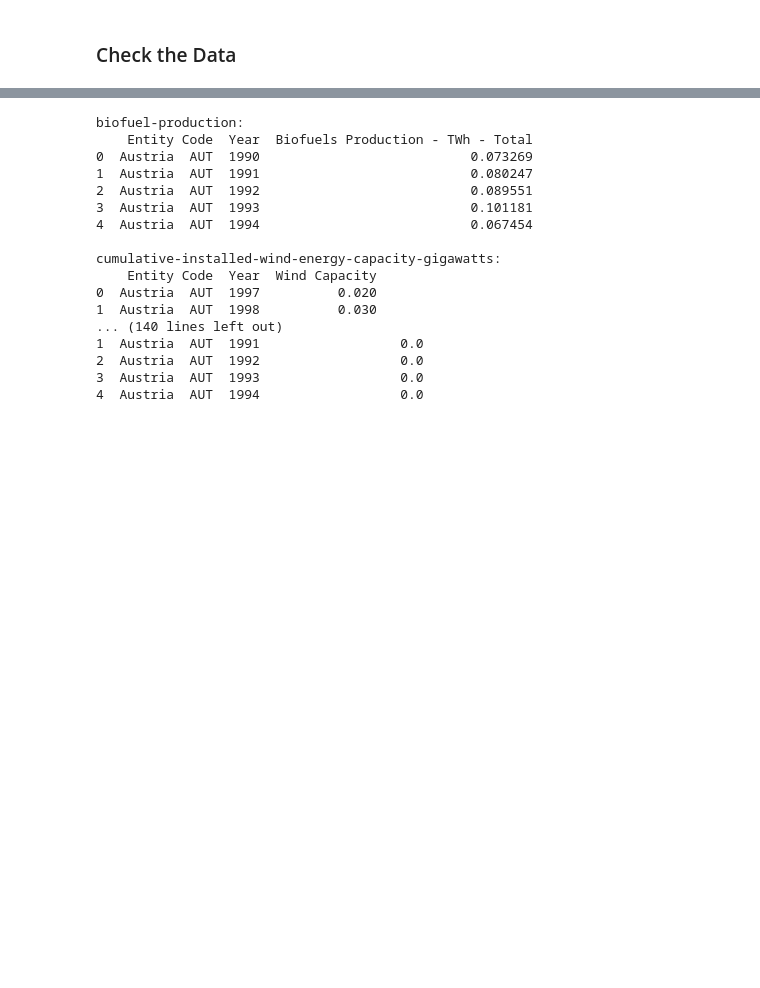
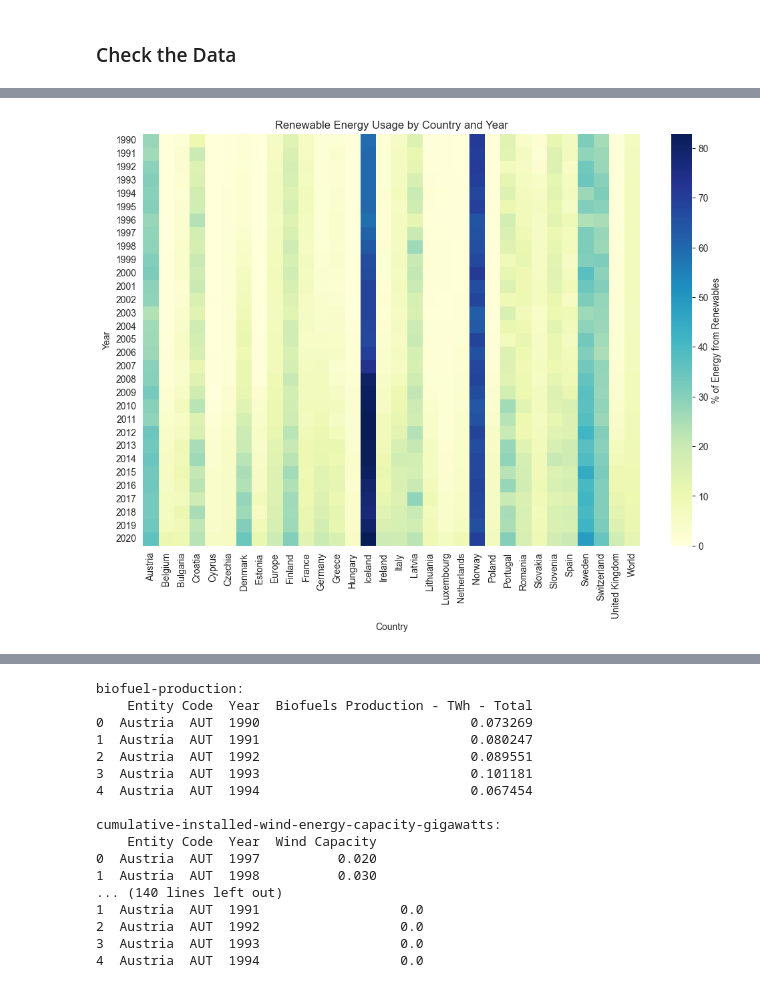
Before and after one commit to AlexanderGruebling/DOPP-Ex2, a Jupyter notebook: src/main.ipynb, the cells around one changed output, grey strips where cells are left out. Cells and saved outputs as stored; diff of their text form; code cells hidden in the pictures; blank space fills up the shorter version.

```diff
--- a/src/main.ipynb
+++ b/src/main.ipynb
@@ -144,0 +187,13 @@ Merged 'share_energy' DataFrame:
+# %%
+# Pivot table to make a heatmap-friendly format
+heatmap_data = share_energy['Renewables (% sub energy)'].unstack(level=0)
+
+# Plot heatmap
+plt.figure(figsize=(12, 8))
+sns.heatmap(heatmap_data, cmap='YlGnBu', cbar_kws={'label': '% of Energy from Renewables'})
+plt.title('Renewable Energy Usage by Country and Year')
+plt.xlabel('Country')
+plt.ylabel('Year')
+plt.show()
+# %% [output]
+[figure, added]
```
Also changed, not shown: parts of 14 cells of this notebook.
